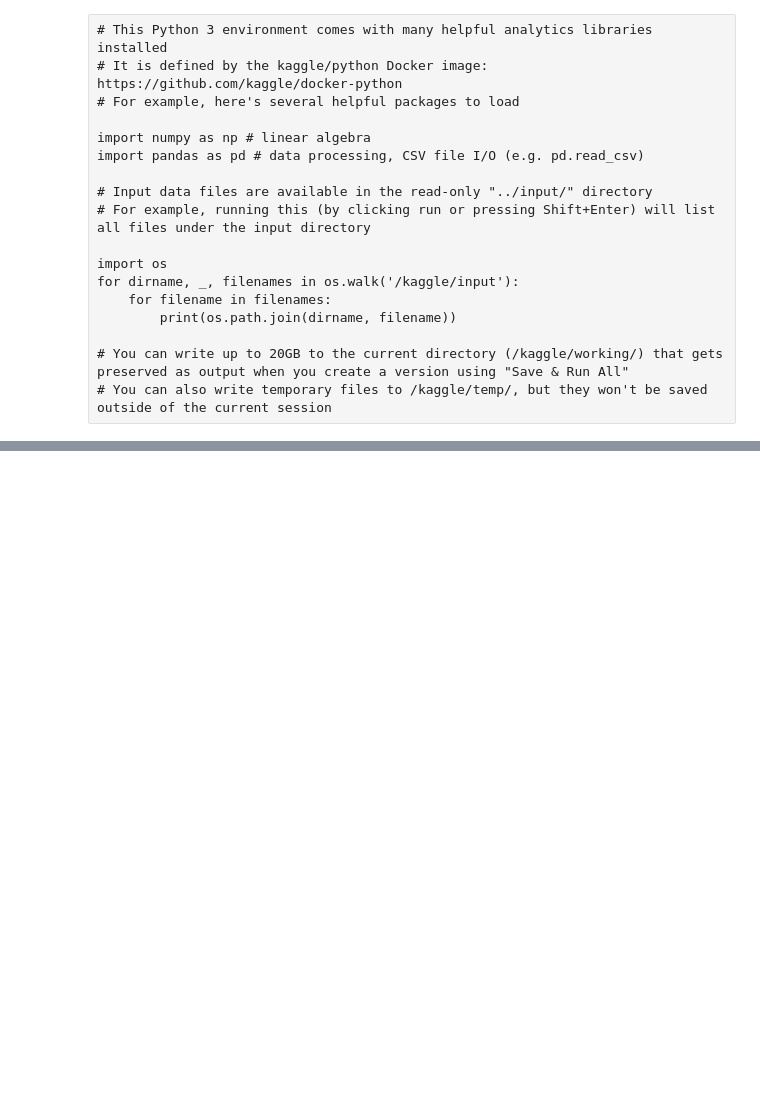
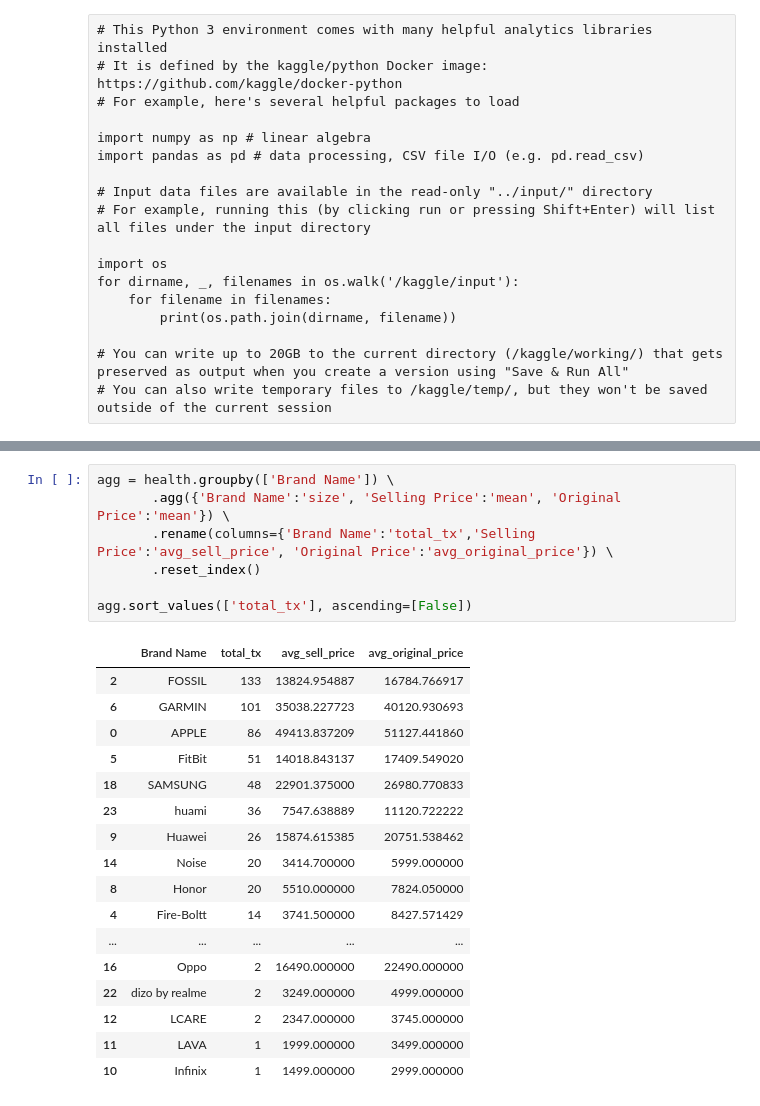
Before and after one commit to mindyng/2022-Business-Projects, a Jupyter notebook: price-elasticity.ipynb, the cells around one changed output, grey strips where cells are left out. Saved outputs shown, nothing was run; the diff lists cells and outputs as text; blank space fills up the shorter version.

```diff
--- a/price-elasticity.ipynb
+++ b/price-elasticity.ipynb
@@ -18,0 +402,25 @@ for dirname, _, filenames in os.walk('/kaggle/input'):
+# %%
+agg = health.groupby(['Brand Name']) \
+       .agg({'Brand Name':'size', 'Selling Price':'mean', 'Original Price':'mean'}) \
+       .rename(columns={'Brand Name':'total_tx','Selling Price':'avg_sell_price', 'Original Price':'avg_original_price'}) \
+       .reset_index()
+
+agg.sort_values(['total_tx'], ascending=[False])
+# %% [output]
+|  | Brand Name | total_tx | avg_sell_price | avg_original_price |
+| 2 | FOSSIL | 133 | 13824.954887 | 16784.766917 |
+| 6 | GARMIN | 101 | 35038.227723 | 40120.930693 |
+| 0 | APPLE | 86 | 49413.837209 | 51127.441860 |
+| 5 | FitBit | 51 | 14018.843137 | 17409.549020 |
+| 18 | SAMSUNG | 48 | 22901.375000 | 26980.770833 |
+| 23 | huami | 36 | 7547.638889 | 11120.722222 |
+| 9 | Huawei | 26 | 15874.615385 | 20751.538462 |
+| 14 | Noise | 20 | 3414.700000 | 5999.000000 |
+| 8 | Honor | 20 | 5510.000000 | 7824.050000 |
+| 4 | Fire-Boltt | 14 | 3741.500000 | 8427.571429 |
+| ... | ... | ... | ... | ... |
+| 16 | Oppo | 2 | 16490.000000 | 22490.000000 |
+| 22 | dizo by realme | 2 | 3249.000000 | 4999.000000 |
+| 12 | LCARE | 2 | 2347.000000 | 3745.000000 |
+| 11 | LAVA | 1 | 1999.000000 | 3499.000000 |
+| 10 | Infinix | 1 | 1499.000000 | 2999.000000 |
```
Also changed, not shown: parts of 42 cells of this notebook.
